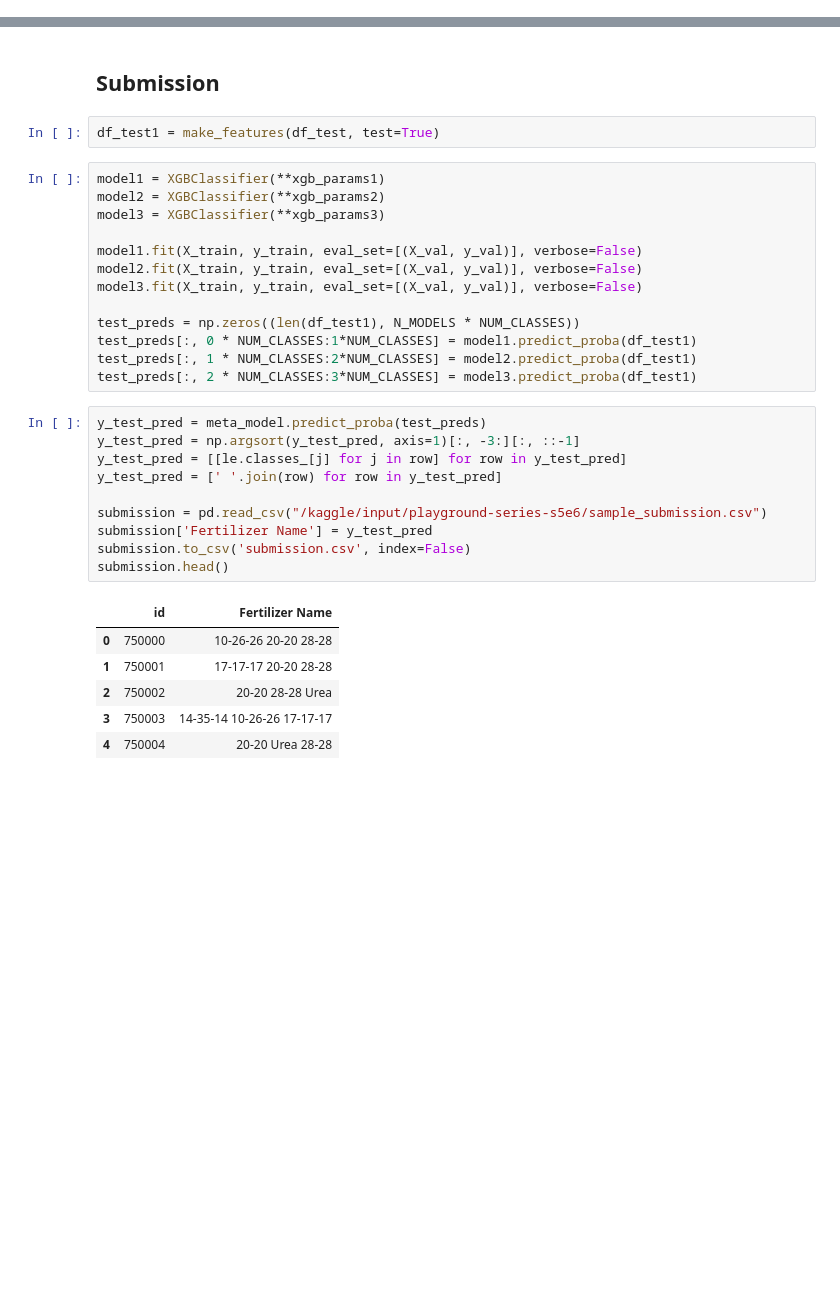
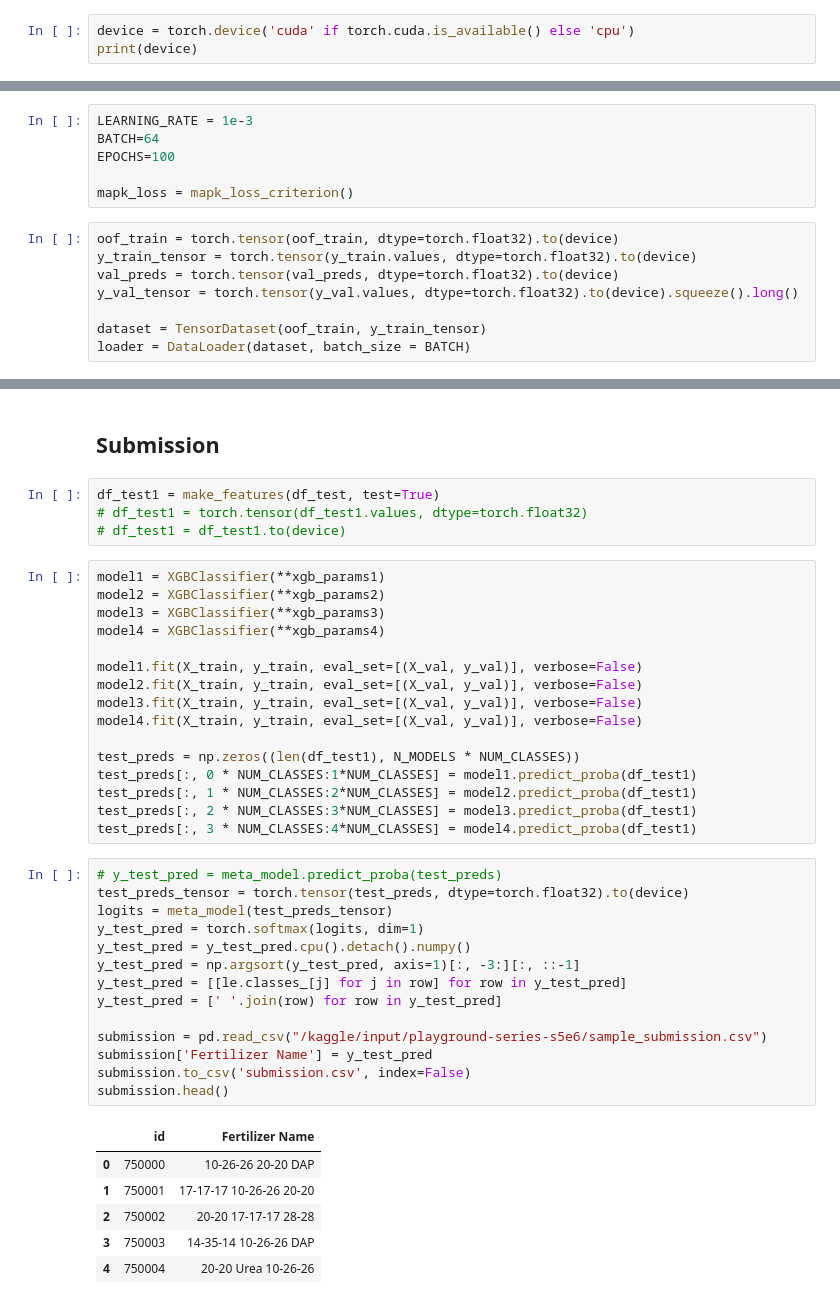
Before and after one commit to Richardhhhg/Kaggle, a Jupyter notebook: fertilizers-xgb-ensemble.ipynb, the cells around one changed output, grey strips where cells are left out. Drawn from its saved outputs; the diff is of its cells as text; blank space fills up the shorter version.

```diff
--- a/fertilizers-xgb-ensemble.ipynb
+++ b/fertilizers-xgb-ensemble.ipynb
@@ -332,0 +303,3 @@ Meta-model validation MAP@3 Score: 0.3579977777778749
+# %%
+device = torch.device('cuda' if torch.cuda.is_available() else 'cpu')
+print(device)
@@ -332,0 +335,14 @@ Meta-model validation MAP@3 Score: 0.3579977777778749
+# %%
+LEARNING_RATE = 1e-3
+BATCH=64
+EPOCHS=100
+
+mapk_loss = mapk_loss_criterion()
+# %%
+oof_train = torch.tensor(oof_train, dtype=torch.float32).to(device)
+y_train_tensor = torch.tensor(y_train.values, dtype=torch.float32).to(device)
+val_preds = torch.tensor(val_preds, dtype=torch.float32).to(device)
+y_val_tensor = torch.tensor(y_val.values, dtype=torch.float32).to(device).squeeze().long()
+
+dataset = TensorDataset(oof_train, y_train_tensor)
+loader = DataLoader(dataset, batch_size = BATCH)
@@ -334,33 +443,42 @@ Meta-model validation MAP@3 Score: 0.3579977777778749
 ## Submission
 # %%
 df_test1 = make_features(df_test, test=True)
+# df_test1 = torch.tensor(df_test1.values, dtype=torch.float32)
+# df_test1 = df_test1.to(device)
 # %%
 model1 = XGBClassifier(**xgb_params1)
 model2 = XGBClassifier(**xgb_params2)
 model3 = XGBClassifier(**xgb_params3)
+model4 = XGBClassifier(**xgb_params4)
 
 model1.fit(X_train, y_train, eval_set=[(X_val, y_val)], verbose=False)
 model2.fit(X_train, y_train, eval_set=[(X_val, y_val)], verbose=False)
 model3.fit(X_train, y_train, eval_set=[(X_val, y_val)], verbose=False)
+model4.fit(X_train, y_train, eval_set=[(X_val, y_val)], verbose=False)
 
 test_preds = np.zeros((len(df_test1), N_MODELS * NUM_CLASSES))
 test_preds[:, 0 * NUM_CLASSES:1*NUM_CLASSES] = model1.predict_proba(df_test1)
 test_preds[:, 1 * NUM_CLASSES:2*NUM_CLASSES] = model2.predict_proba(df_test1)
 test_preds[:, 2 * NUM_CLASSES:3*NUM_CLASSES] = model3.predict_proba(df_test1)
+test_preds[:, 3 * NUM_CLASSES:4*NUM_CLASSES] = model4.predict_proba(df_test1)
 # %%
-y_test_pred = meta_model.predict_proba(test_preds)
+# y_test_pred = meta_model.predict_proba(test_preds)
+test_preds_tensor = torch.tensor(test_preds, dtype=torch.float32).to(device)
+logits = meta_model(test_preds_tensor)
+y_test_pred = torch.softmax(logits, dim=1)
+y_test_pred = y_test_pred.cpu().detach().numpy()
 y_test_pred = np.argsort(y_test_pred, axis=1)[:, -3:][:, ::-1]
 y_test_pred = [[le.classes_[j] for j in row] for row in y_test_pred]
 y_test_pred = [' '.join(row) for row in y_test_pred]
 
 submission = pd.read_csv("/kaggle/input/playground-series-s5e6/sample_submission.csv")
 submission['Fertilizer Name'] = y_test_pred
 submission.to_csv('submission.csv', index=False)
 submission.head()
 # %% [output]
 |  | id | Fertilizer Name |
-| 0 | 750000 | 10-26-26 20-20 28-28 |
-| 1 | 750001 | 17-17-17 20-20 28-28 |
-| 2 | 750002 | 20-20 28-28 Urea |
-| 3 | 750003 | 14-35-14 10-26-26 17-17-17 |
-| 4 | 750004 | 20-20 Urea 28-28 |
+| 0 | 750000 | 10-26-26 20-20 DAP |
+| 1 | 750001 | 17-17-17 10-26-26 20-20 |
+| 2 | 750002 | 20-20 17-17-17 28-28 |
+| 3 | 750003 | 14-35-14 10-26-26 DAP |
+| 4 | 750004 | 20-20 Urea 10-26-26 |
```
Also changed, not shown: parts of 14 cells of this notebook.
